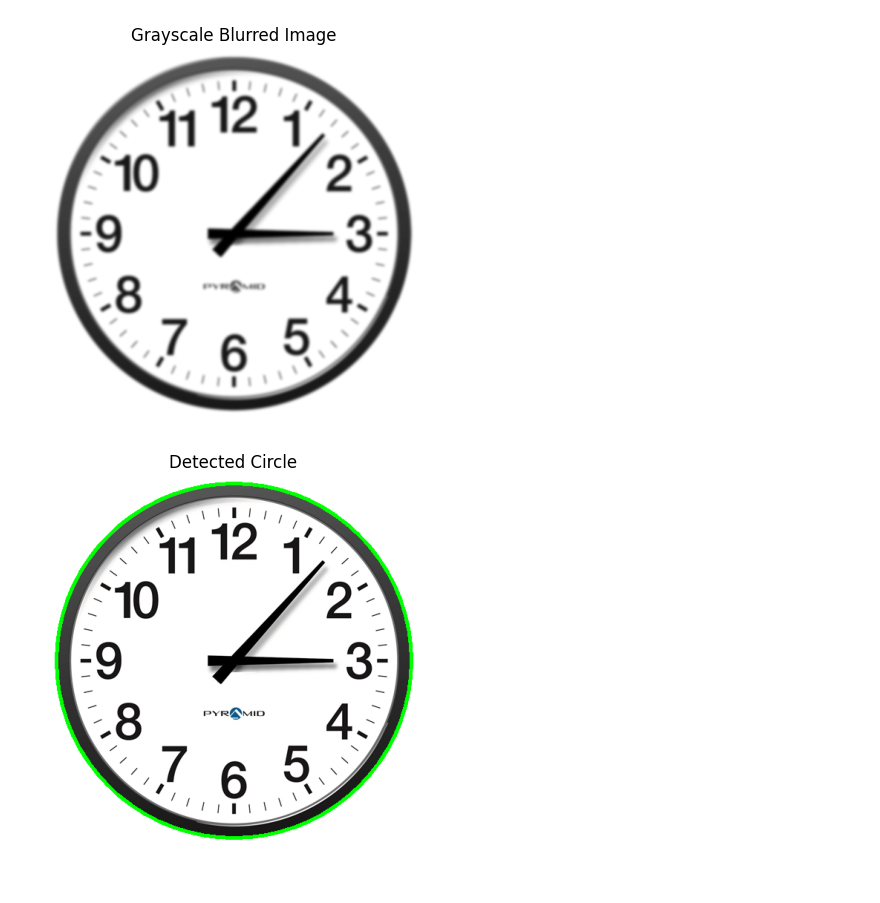
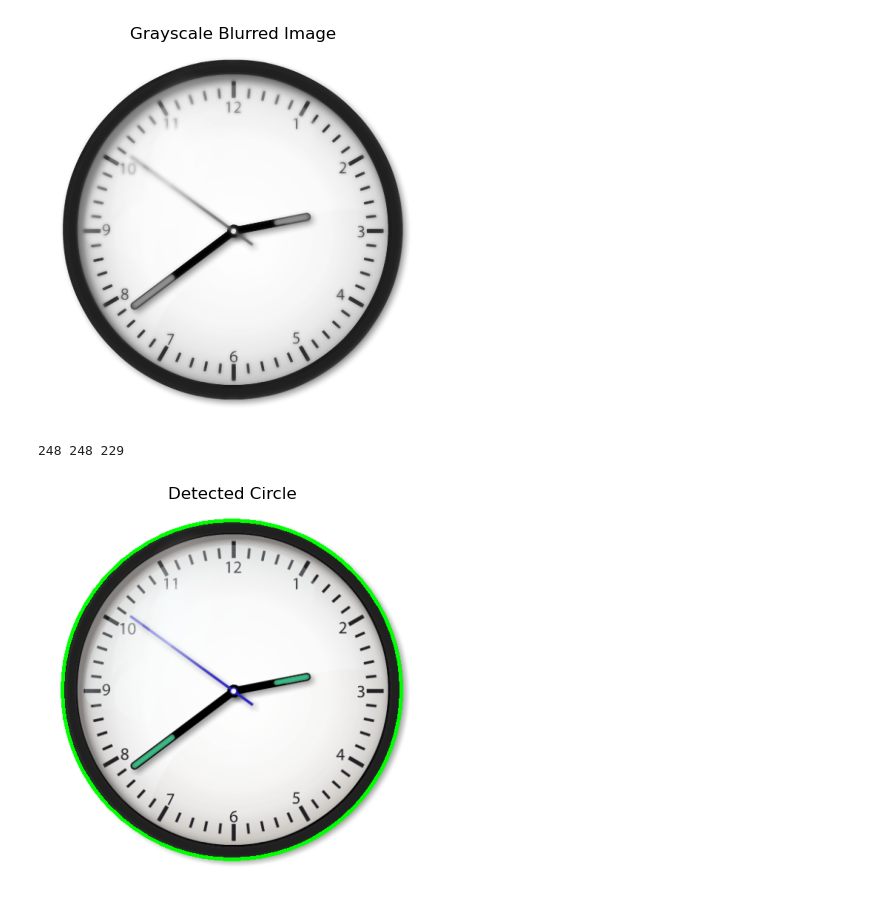
Before and after one commit to tbtiberiu/tick-track, a Jupyter notebook: clock_detector.ipynb, the cells around one changed output. Cells and saved outputs as stored; diff of their text form; code cells hidden in the pictures.

```diff
--- a/clock_detector.ipynb
+++ b/clock_detector.ipynb
@@ -6,39 +7,58 @@ import matplotlib.pyplot as plt
 # %%
-image = cv2.imread('images/1.png')
-
-gray = cv2.cvtColor(image, cv2.COLOR_BGR2GRAY)
+image = io.imread('ceas4.png')
+L,C,pl =  np.shape(image)
+if pl>3:
+    image = image[:,:,0:3]
 
 # TODO: Add more images for tests
 # TODO: Add a test method to iterate through them to check the accuracy of the algorithm
 # TODO: Extract the functionalities here in a separate class (maybe clock_detector.py > AnalogClockDetector)
 
+if image.dtype != np.uint8:
+    # Scalează valorile pixelilor la intervalul [0, 255] și convertește la uint8
+    image = (image * 255).astype(np.uint8)
+
 # TODO: Scale the image to a fixed size for every image and change (high priority)
+# Dimensiuni dorite pentru scalare
+TARGET_WIDTH = 500  # Lățimea dorită
+TARGET_HEIGHT = 500  # Înălțimea dorită
+
+# Scalează imaginea la dimensiunile fixe
+image = cv2.resize(image, (TARGET_WIDTH, TARGET_HEIGHT), interpolation=cv2.INTER_AREA)
 # the HoughCircles and HoughLines min and max distances for best performance
 
+# Convertim imaginea în grayscale dacă este color
+if len(image.shape) == 3:  # Verifică dacă imaginea este RGB
+    image_gray = cv2.cvtColor(image, cv2.COLOR_RGB2GRAY)
+else:
+    image_gray = image
 # TODO: Search for a better filter, maybe bilateral and change for better detections
-blurred = cv2.GaussianBlur(gray, (9, 9), 0)
+#blurred = cv2.GaussianBlur(gray, (9, 9), 0)
+blurred = cv2.bilateralFilter(image_gray, d=9, sigmaColor=75, sigmaSpace=75)
 
 plt.imshow(blurred, cmap='gray')
 plt.title("Grayscale Blurred Image")
 plt.axis('off')
 plt.show()
 # %% [output]
-[figure, old version]
+[figure, new version]
 # %%
-circles = cv2.HoughCircles(blurred, cv2.HOUGH_GRADIENT, dp=1.2, minDist=500, param1=50, param2=30, minRadius=100, maxRadius=500)
+circles = cv2.HoughCircles(blurred, cv2.HOUGH_GRADIENT, dp=0.8, minDist=1000, param1=50, param2=30, minRadius=100, maxRadius=500)
 
 if circles is not None:
     circles = np.round(circles[0, :]).astype("int")
     for (x, y, r) in circles:
+        print(x,y,r)
         cv2.circle(image, (x, y), r, (0, 255, 0), 4)
         center = (x, y)
         radius = r
 else:
     raise Exception("No circles were found.")
 
 plt.imshow(cv2.cvtColor(image, cv2.COLOR_BGR2RGB))
 plt.title("Detected Circle")
 plt.axis('off')
 plt.show()
 # %% [output]
+248 248 229
-[figure, old version]
+[figure, new version]
```
Also changed, not shown: parts of 7 cells of this notebook.
